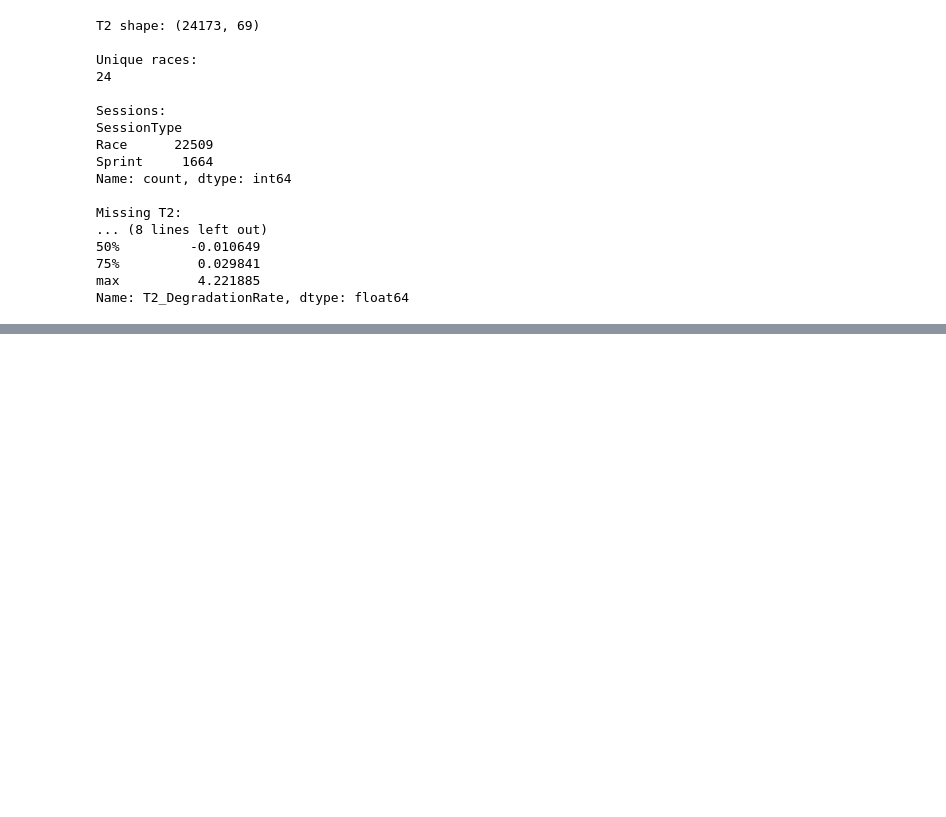
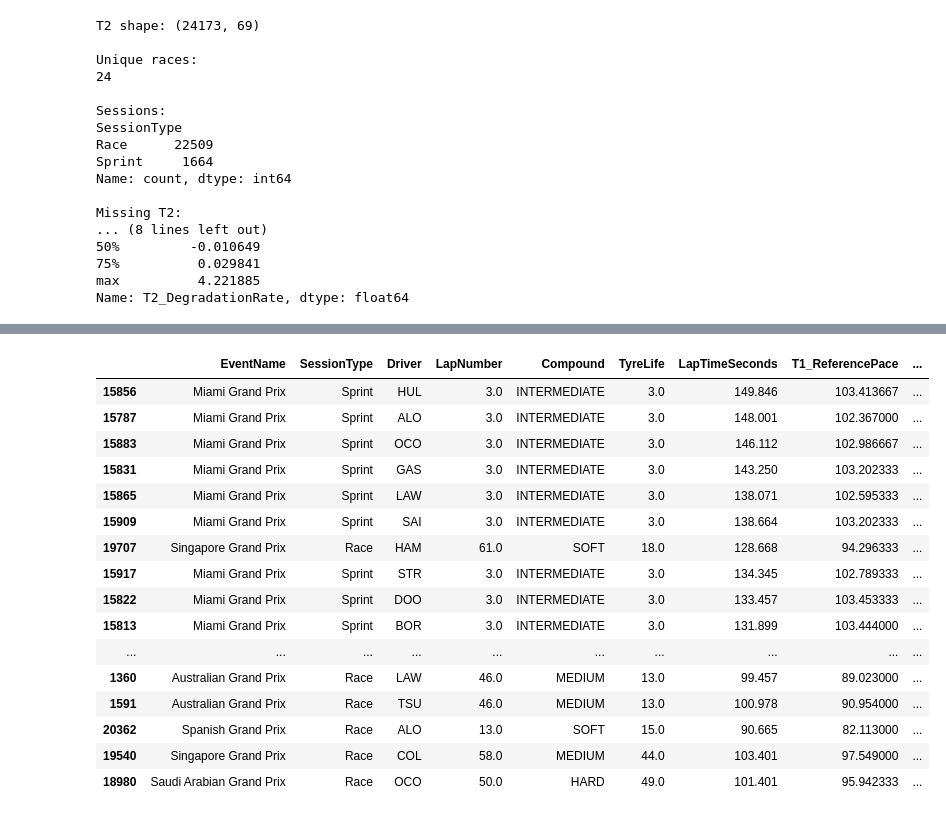
Before and after one commit to mohammedDhinojwala/f1-ai-race-strategy, a Jupyter notebook: notebooks/01_data_investigation.ipynb, the cells around one changed output, grey strips where cells are left out. Drawn from its saved outputs; the diff is of its cells as text; code cells hidden in the pictures; blank space fills up the shorter version.

```diff
--- a/notebooks/01_data_investigation.ipynb
+++ b/notebooks/01_data_investigation.ipynb
@@ -9077,0 +9191,2 @@ Name: T2_DegradationRate, dtype: float64
+# %%
+f2 = tyre_master.copy()
@@ -9077,0 +9302,22 @@ Name: T2_DegradationRate, dtype: float64
+# %%
+early_laps = f2[f2["StintLapNumber"] <= 5].copy()
+
+stint_reference = (
+    early_laps
+    .groupby(stint_cols)["FuelCorrectedLapTime"]
+    .apply(lambda x: x.nsmallest(3).mean())
+)
+
+f2["T1_ReferencePace"] = (
+    f2.set_index(stint_cols)
+      .index.map(stint_reference)
+)
+
+f2["T1_TyrePerformanceLoss"] = (
+    f2["FuelCorrectedLapTime"]
+    - f2["T1_ReferencePace"]
+)
+
+f2["T1_TyrePerformanceLoss"] = (
+    f2["T1_TyrePerformanceLoss"].clip(lower=0)
+)
@@ -9077,0 +9366,35 @@ Name: T2_DegradationRate, dtype: float64
+# %%
+f2[
+    [
+        "EventName",
+        "SessionType",
+        "Driver",
+        "LapNumber",
+        "Compound",
+        "TyreLife",
+        "LapTimeSeconds",
+        "T1_ReferencePace",
+        "T1_TyrePerformanceLoss"
+    ]
+].sort_values(
+    "T1_TyrePerformanceLoss",
+    ascending=False
+).head(20)
+# %% [output]
+|  | EventName | SessionType | Driver | LapNumber | Compound | TyreLife | LapTimeSeconds | T1_ReferencePace | ... |
+| 15856 | Miami Grand Prix | Sprint | HUL | 3.0 | INTERMEDIATE | 3.0 | 149.846 | 103.413667 | ... |
+| 15787 | Miami Grand Prix | Sprint | ALO | 3.0 | INTERMEDIATE | 3.0 | 148.001 | 102.367000 | ... |
+| 15883 | Miami Grand Prix | Sprint | OCO | 3.0 | INTERMEDIATE | 3.0 | 146.112 | 102.986667 | ... |
+| 15831 | Miami Grand Prix | Sprint | GAS | 3.0 | INTERMEDIATE | 3.0 | 143.250 | 103.202333 | ... |
+| 15865 | Miami Grand Prix | Sprint | LAW | 3.0 | INTERMEDIATE | 3.0 | 138.071 | 102.595333 | ... |
+| 15909 | Miami Grand Prix | Sprint | SAI | 3.0 | INTERMEDIATE | 3.0 | 138.664 | 103.202333 | ... |
+| 19707 | Singapore Grand Prix | Race | HAM | 61.0 | SOFT | 18.0 | 128.668 | 94.296333 | ... |
+| 15917 | Miami Grand Prix | Sprint | STR | 3.0 | INTERMEDIATE | 3.0 | 134.345 | 102.789333 | ... |
+| 15822 | Miami Grand Prix | Sprint | DOO | 3.0 | INTERMEDIATE | 3.0 | 133.457 | 103.453333 | ... |
+| 15813 | Miami Grand Prix | Sprint | BOR | 3.0 | INTERMEDIATE | 3.0 | 131.899 | 103.444000 | ... |
+| ... | ... | ... | ... | ... | ... | ... | ... | ... | ... |
+| 1360 | Australian Grand Prix | Race | LAW | 46.0 | MEDIUM | 13.0 | 99.457 | 89.023000 | ... |
+| 1591 | Australian Grand Prix | Race | TSU | 46.0 | MEDIUM | 13.0 | 100.978 | 90.954000 | ... |
+| 20362 | Spanish Grand Prix | Race | ALO | 13.0 | SOFT | 15.0 | 90.665 | 82.113000 | ... |
+| 19540 | Singapore Grand Prix | Race | COL | 58.0 | MEDIUM | 44.0 | 103.401 | 97.549000 | ... |
+| 18980 | Saudi Arabian Grand Prix | Race | OCO | 50.0 | HARD | 49.0 | 101.401 | 95.942333 | ... |
```
Also changed, not shown: parts of 21 cells of this notebook.
